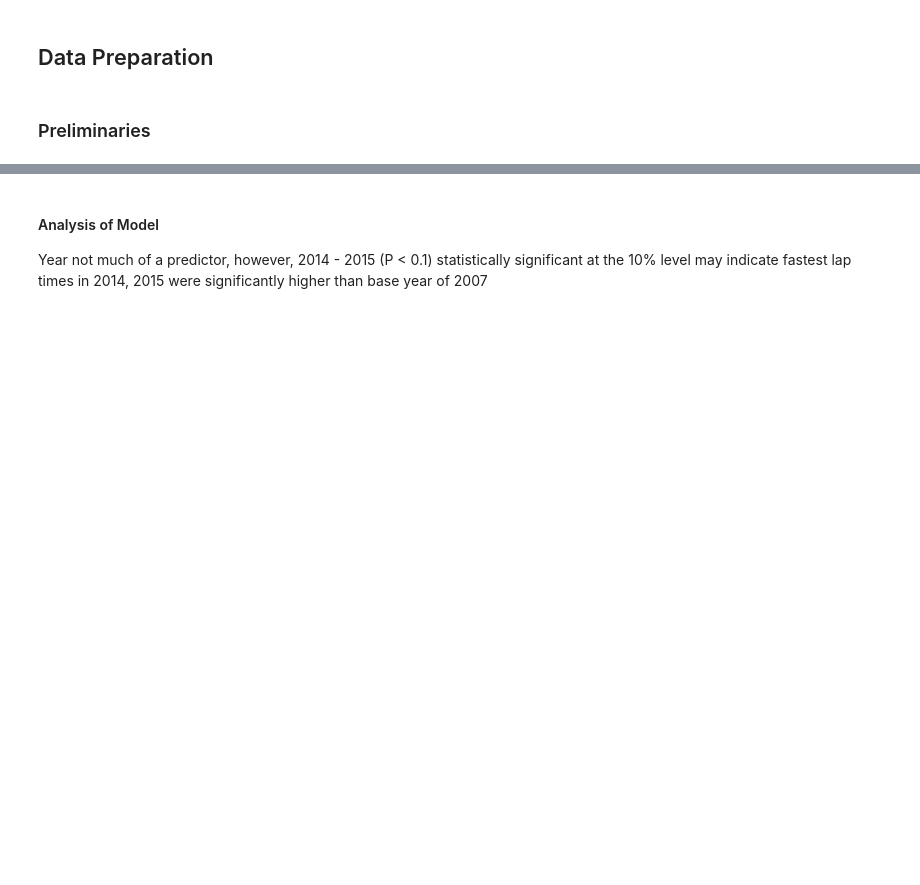
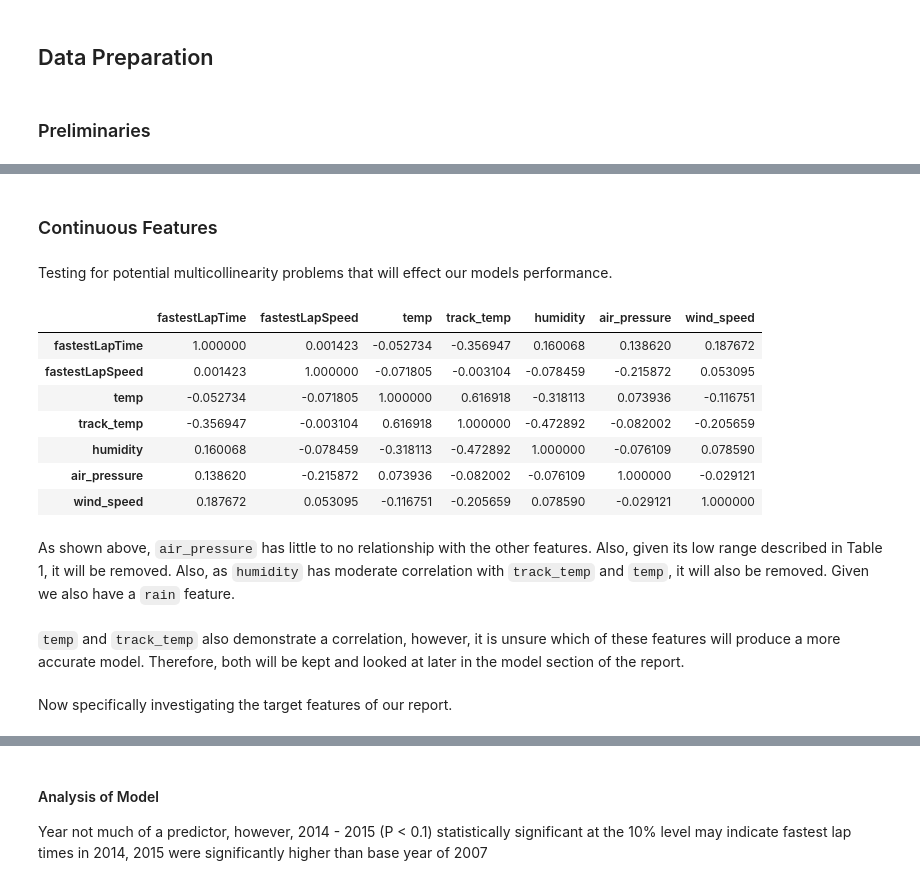
Before and after one commit to floeck/f1-weather-analysis, a Jupyter notebook: notebooks/V10FTW_Project.ipynb, the cells around one changed output, grey strips where cells are left out. Saved outputs shown, nothing was run; the diff lists cells and outputs as text; code cells hidden in the pictures; blank space fills up the shorter version.

```diff
--- a/notebooks/V10FTW_Project.ipynb
+++ b/notebooks/V10FTW_Project.ipynb
@@ -243,0 +289,17 @@ Warnings:
+# %% [markdown]
+### Continuous Features
+# %% [markdown]
+Testing for potential multicollinearity problems that will effect our models performance.
+# %%
+df.corr(method = 'spearman')
+# %% [output]
+|  | fastestLapTime | fastestLapSpeed | temp | track_temp | humidity | air_pressure | wind_speed |
+| fastestLapTime | 1.000000 | 0.001423 | -0.052734 | -0.356947 | 0.160068 | 0.138620 | 0.187672 |
+| fastestLapSpeed | 0.001423 | 1.000000 | -0.071805 | -0.003104 | -0.078459 | -0.215872 | 0.053095 |
+| temp | -0.052734 | -0.071805 | 1.000000 | 0.616918 | -0.318113 | 0.073936 | -0.116751 |
+| track_temp | -0.356947 | -0.003104 | 0.616918 | 1.000000 | -0.472892 | -0.082002 | -0.205659 |
+| humidity | 0.160068 | -0.078459 | -0.318113 | -0.472892 | 1.000000 | -0.076109 | 0.078590 |
+| air_pressure | 0.138620 | -0.215872 | 0.073936 | -0.082002 | -0.076109 | 1.000000 | -0.029121 |
+| wind_speed | 0.187672 | 0.053095 | -0.116751 | -0.205659 | 0.078590 | -0.029121 | 1.000000 |
+# %% [markdown]
+As shown above, `air_pressure` has little to no relationship with the other features. Also, given its low range described in Table 1, it will be removed. Also, as `humidity` has moderate correlation with `track_temp` and `temp`, it will also be removed. Given we also have a `rain` feature.
@@ -243,0 +308,4 @@ Warnings:
+# %% [markdown]
+`temp` and `track_temp` also demonstrate a correlation, however, it is unsure which of these features will produce a more accurate model. Therefore, both will be kept and looked at later in the model section of the report.
+# %% [markdown]
+Now specifically investigating the target features of our report.
```
Also changed, not shown: parts of 47 cells of this notebook, 1 other file.
